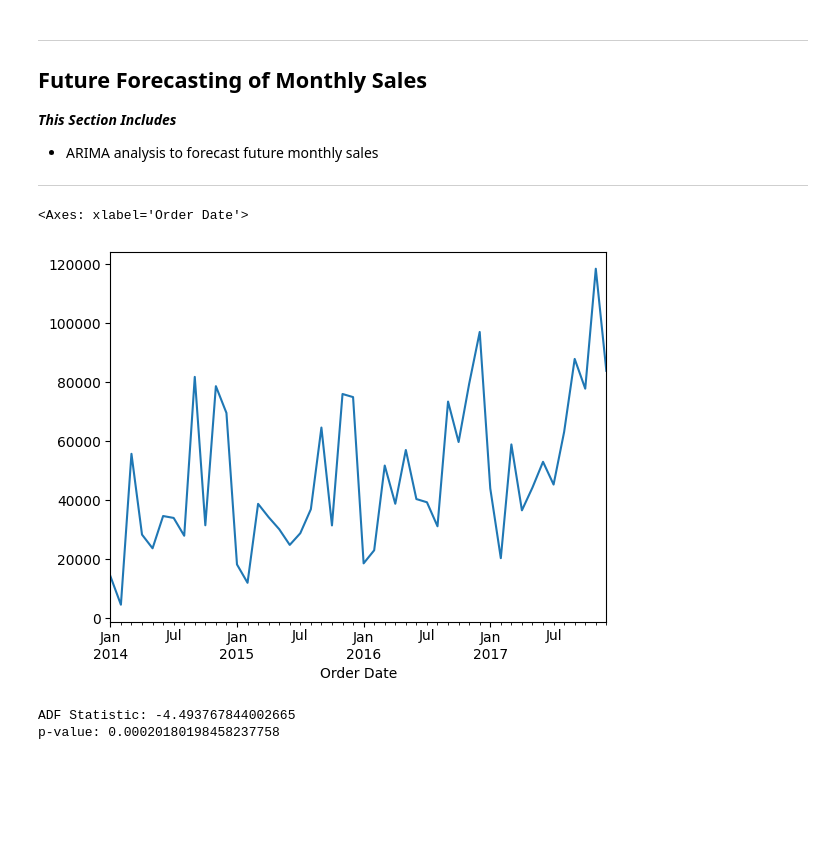
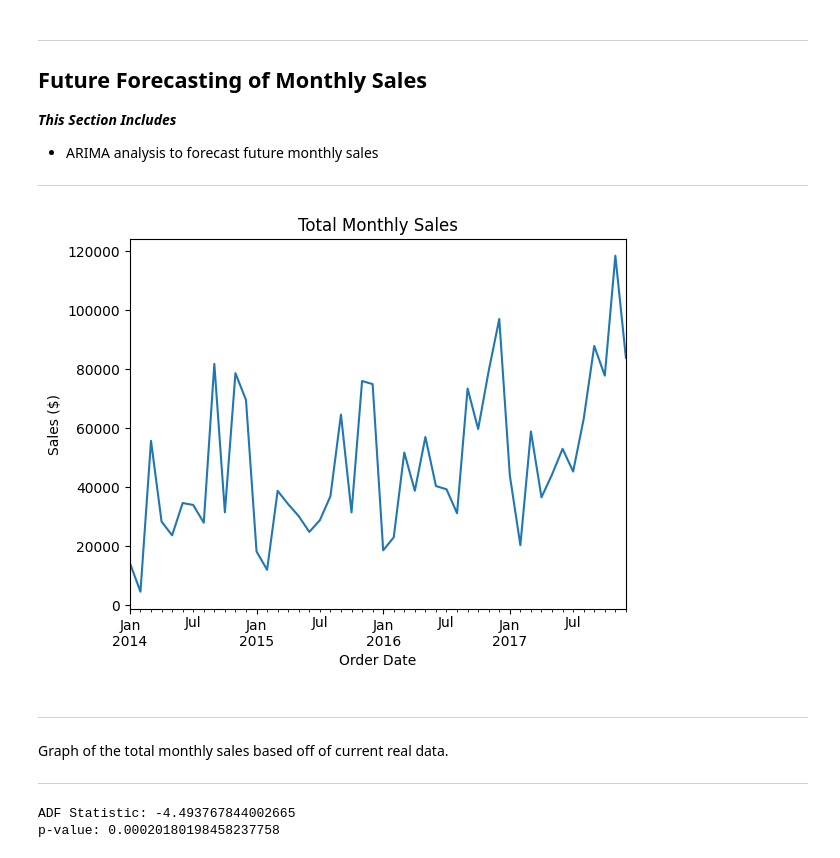
Before and after one commit to KyleNicholls19/StoreDataAnalysis, a Jupyter notebook: StoreAnalysis.ipynb, the cells around one changed output. Cells and saved outputs as stored; diff of their text form; code cells hidden in the pictures; blank space fills up the shorter version.

```diff
--- a/StoreAnalysis.ipynb
+++ b/StoreAnalysis.ipynb
@@ -801,12 +801,18 @@ The same day shipping shows a few outliers where the delivery was not made the s
 # %%
 df["Order Date"] = pd.to_datetime(df["Order Date"])
 
 monthly_sales = df.set_index("Order Date").resample("ME")["Sales"].sum()
 monthly_sales.plot()
-plt.title("")
+plt.title("Total Monthly Sales")
+plt.ylabel("Sales ($)")
+plt.show()
 # %% [output]
-<Axes: xlabel='Order Date'>
-[figure, old version]
+[figure, new version]
+# %% [markdown]
+---
+Graph of the total monthly sales based off of current real data.
+
+---
 # %%
 result = adfuller(monthly_sales)
 print(f"ADF Statistic: {result[0]}")
```
Also changed, not shown: parts of 8 cells of this notebook.
